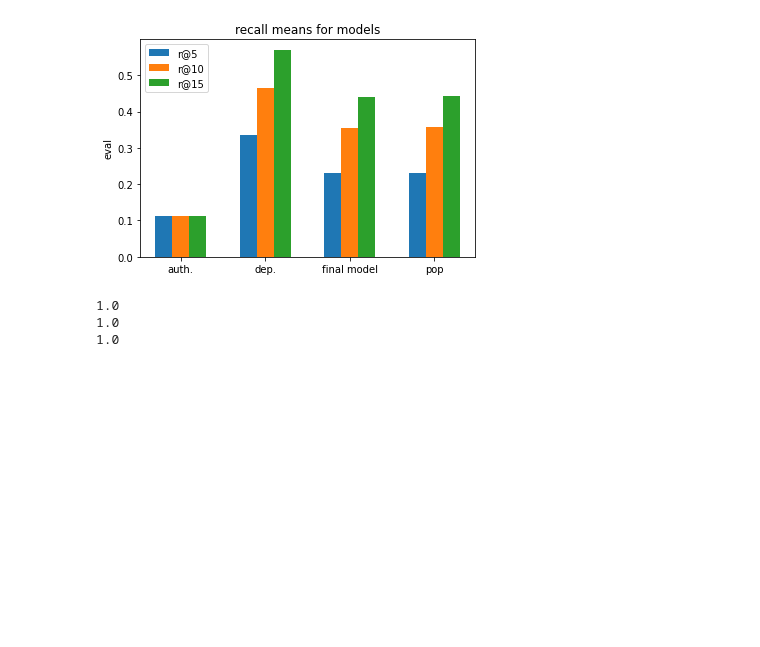
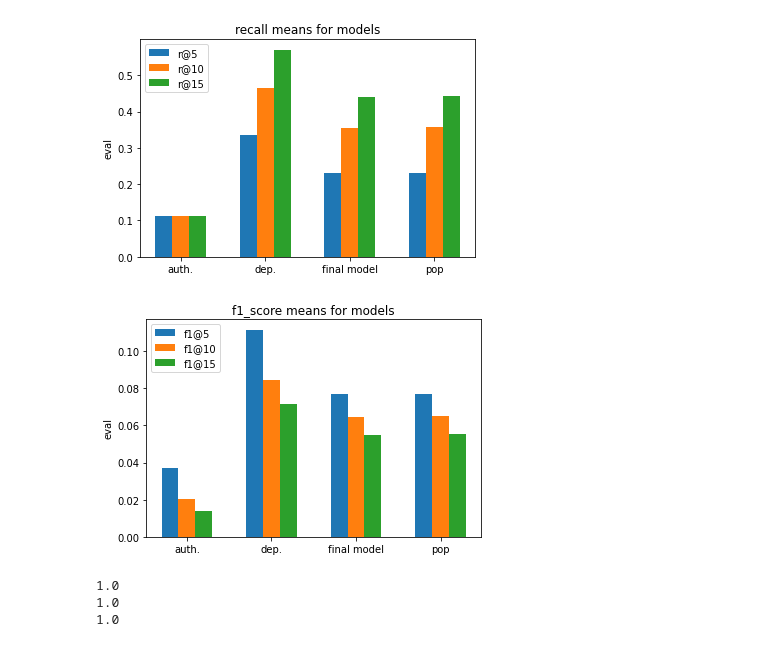
Before and after one commit to amakarewicz/RecommenderSystem, a Jupyter notebook: Piotr/model/Kamila_test_model/plots_n_data.ipynb, the cells around one changed output. Drawn from its saved outputs; the diff is of its cells as text; code cells hidden in the pictures; blank space fills up the shorter version.

```diff
--- a/Piotr/model/Kamila_test_model/plots_n_data.ipynb
+++ b/Piotr/model/Kamila_test_model/plots_n_data.ipynb
@@ -45,6 +45,12 @@ bar_names = ['r@5','r@10','r@15']
 barplot(y,x_names,bar_names,y_name='eval',width=0.2,title='recall means for models',legend='upper left')
 # %% [output]
 [figure]
+# %%
+y = [list(r_grpd['f1_score@5']),list(r_grpd['f1_score@10']),list(r_grpd['f1_score@15'])]
+bar_names = ['f1@5','f1@10','f1@15']
+barplot(y,x_names,bar_names,y_name='eval',width=0.2,title='f1_score means for models',legend='upper left')
+# %% [output]
+[figure, added]
 # %%
 def cdf_plots(names,model_name):
     for name in names:
```
Also changed, not shown: parts of 3 cells of this notebook, 10 other files.
